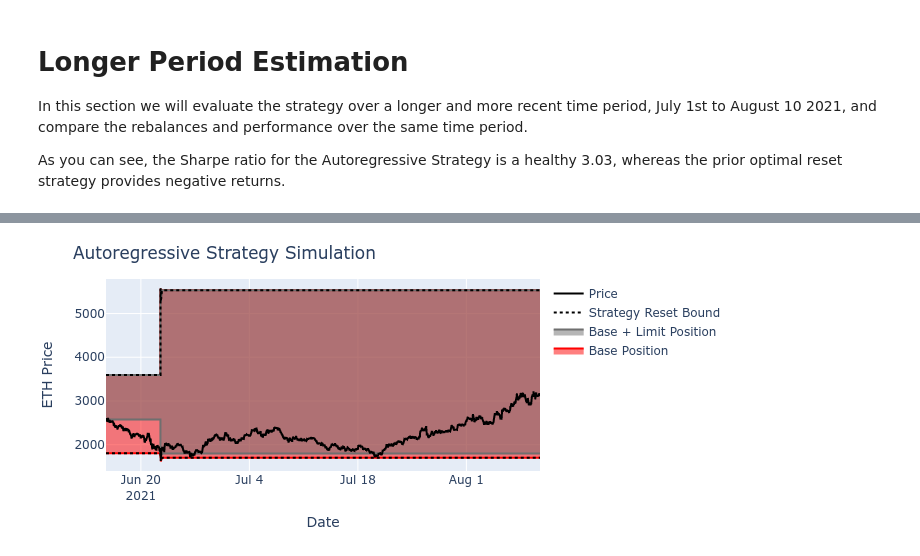
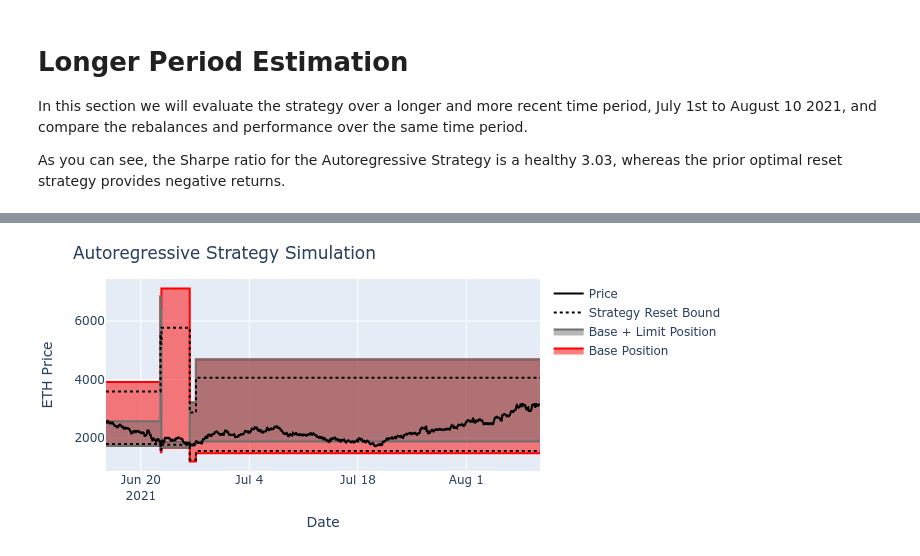
Before and after one commit to ricardgardella/active-strategy-framework, a Jupyter notebook: 2_AutoRegressive_Strategy_Example.ipynb, the cells around one changed output, grey strips where cells are left out. Cells and saved outputs as stored; diff of their text form; code cells hidden in the pictures.

Commit message:
update uni, fix starting position imbalance

```diff
--- a/2_AutoRegressive_Strategy_Example.ipynb
+++ b/2_AutoRegressive_Strategy_Example.ipynb
@@ -149,12 +144,13 @@ Let's study the strategy by varying the range parameters:
 # Select date ranges for strategy simulation
 DATE_BEGIN                 = pd.to_datetime('2021-07-15 00:00PM',utc=True)
 DATE_END                   = pd.to_datetime('2021-07-28 00:00PM',utc=True)
+z_score_cutoff             = 5
 
 # Data for strategy simulation. We can use aggregate_price_data to analyze the strategy at a coarser STRATEGY_FREQUENCY in minutes
 STRATEGY_FREQUENCY_MINUTES         = 'M' # evaluate the strategy every minute
 simulate_data_filtered             = ActiveStrategyFramework.aggregate_price_data(price_data,STRATEGY_FREQUENCY_MINUTES)
-simulate_data_filtered['z_scores'] = np.abs(scipy.stats.zscore(simulate_data_filtered['quotePrice']))
-simulate_data_filtered             = simulate_data_filtered.drop(simulate_data_filtered[abs(simulate_data_filtered.z_scores) > 3].index)
+simulate_data_filtered['z_scores'] = np.abs(scipy.stats.zscore(simulate_data_filtered['price_return']))
+simulate_data_filtered             = simulate_data_filtered.drop(simulate_data_filtered[simulate_data_filtered.z_scores > z_score_cutoff].index)
 simulate_data_filtered             = simulate_data_filtered.sort_index()
 simulate_data_price                = simulate_data_filtered[DATE_BEGIN:DATE_END]['quotePrice']
 
@@ -240,9 +236,13 @@ DATE_END                   = pd.to_datetime('2021-08-10 00:00PM',utc=True)
 # Data for strategy simulation. We can use aggregate_price_data to analyze the strategy at a coarser STRATEGY_FREQUENCY in minutes
 simulate_data_price        = simulate_data_filtered[DATE_BEGIN:DATE_END]['quotePrice']
 
+# Initial Position Details
+INITIAL_TOKEN_0            = 100000
+INITIAL_TOKEN_1            = INITIAL_TOKEN_0*simulate_data_price[0]
+
 # Strategy Parameters
-alpha_range      = [.2,.3]
-tau_range        = [.15,.2,.25]
+alpha_range      = [.30,.35,.4]
+tau_range        = [.15,.25]
 limit_range      = [.5]
 vol_range        = [.5]
 sim_performance  = []
@@ -307,6 +314,10 @@ Let's look at an even longer time period
 # Run Auto Regressive Strategy
 #
 ################
+
+import importlib
+importlib.reload(AutoRegressiveStrategy)
+importlib.reload(ActiveStrategyFramework)
 
 # Select date ranges for strategy simulation
 DATE_BEGIN                 = pd.to_datetime('2021-06-15 00:00PM',utc=True)
@@ -315,12 +326,16 @@ DATE_END                   = pd.to_datetime('2021-08-10 00:00PM',utc=True)
 # Data for strategy simulation. We can use aggregate_price_data to analyze the strategy at a coarser STRATEGY_FREQUENCY in minutes
 simulate_data_price        = simulate_data_filtered[DATE_BEGIN:DATE_END]['quotePrice']
 
+# Initial Position Details
+INITIAL_TOKEN_0            = 100000
+INITIAL_TOKEN_1            = INITIAL_TOKEN_0*simulate_data_price[0]
+
 
 # Strategy Parameters
-alpha_range      = [.2,.25,.3]
+alpha_range      = [.30,.35]
 tau_range        = [.2,.25,.3]
-limit_range      = [.5]
-vol_range        = [.5]
+limit_range      = [.5,.8]
+vol_range        = [.5,.9]
 sim_performance  = []
 sim_results      = []
 
@@ -362,7 +392,7 @@ pd.DataFrame(sim_performance)
 # %%
-SELECTED_STRATEGY                         = 8
+SELECTED_STRATEGY                         = 20
 resulting_strat    = sim_results[SELECTED_STRATEGY]
 resulting_data     = ActiveStrategyFramework.generate_simulation_series(resulting_strat,AR_Strategy)
 ActiveStrategyFramework.plot_strategy(resulting_data,'ETH Price')
 # %% [output]
-[figure, old version]
+[figure, new version]
```
Also changed, not shown: parts of 11 cells of this notebook, 8 other files.
